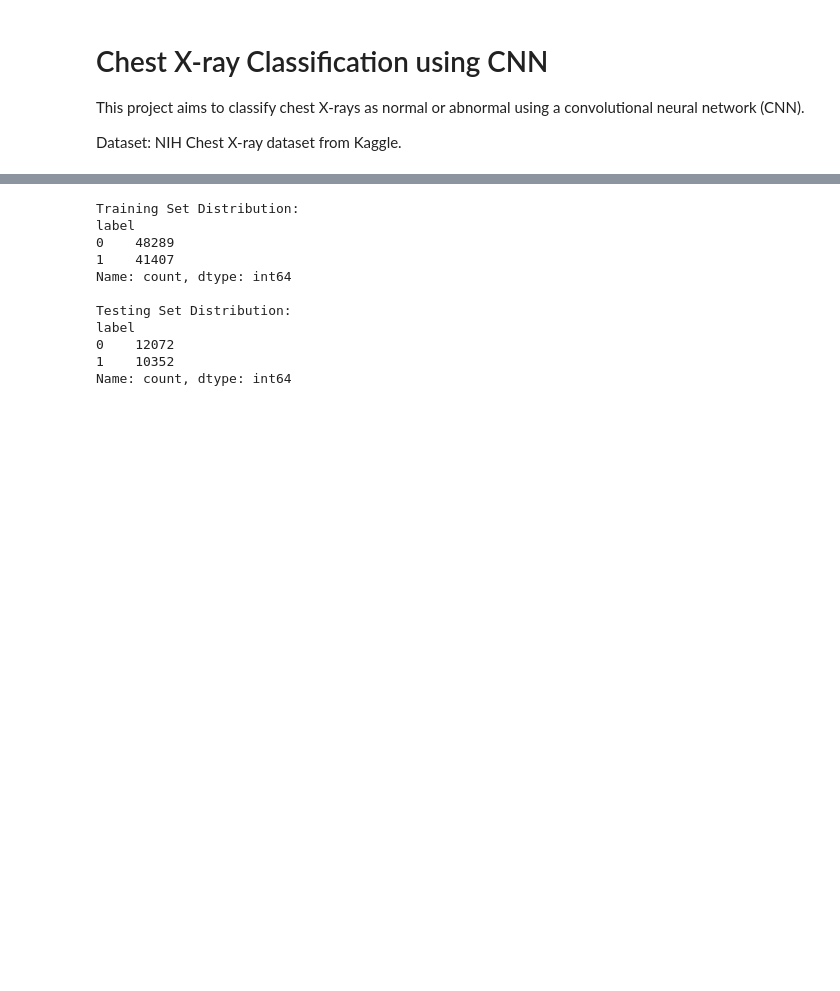
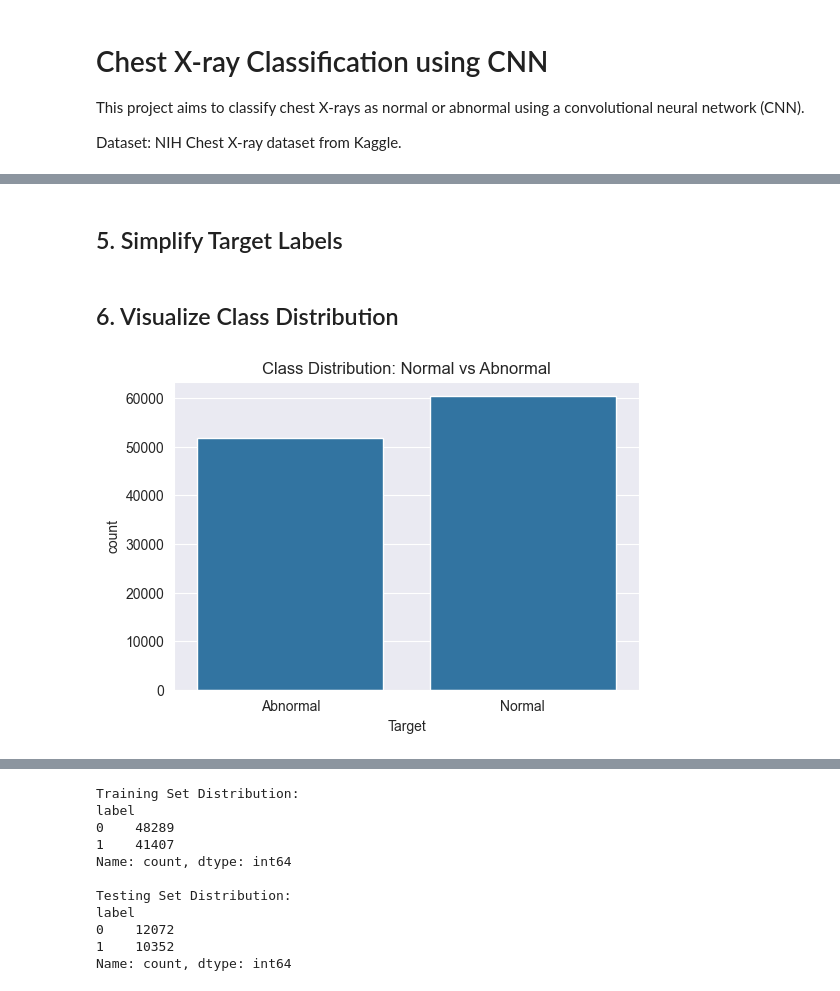
Before and after one commit to Brad-Pfahl/radiology_assistant, a Jupyter notebook: data_exploration.ipynb, the cells around one changed output, grey strips where cells are left out. Cells and saved outputs as stored; diff of their text form; code cells hidden in the pictures; blank space fills up the shorter version.

```diff
--- a/data_exploration.ipynb
+++ b/data_exploration.ipynb
@@ -75,0 +89,4 @@ logging.info("Distribution of X-ray Diagnoses made successfully")
+# %%
+# Drop unnamed column
+df = df.drop(columns=['Unnamed: 11'])
+print("\nMissing Values:\n", df.isnull().sum())
@@ -75,0 +107,15 @@ logging.info("Distribution of X-ray Diagnoses made successfully")
+# %% [markdown]
+## 5. Simplify Target Labels
+# %%
+# We simplify the multi-label classification to binary: Normal vs Abnormal
+df['Target'] = df['Finding Labels'].apply(lambda x: 'Normal' if x == 'No Finding' else 'Abnormal')
+# %% [markdown]
+## 6. Visualize Class Distribution
+# %%
+# Looking at class balance to detect potential imbalances in the data that might affect training
+plt.figure(figsize=(6,4))
+sns.countplot(data=df, x='Target')
+plt.title("Class Distribution: Normal vs Abnormal")
+plt.show()
+# %% [output]
+[figure, added]
```
Also changed, not shown: parts of 20 cells of this notebook.
